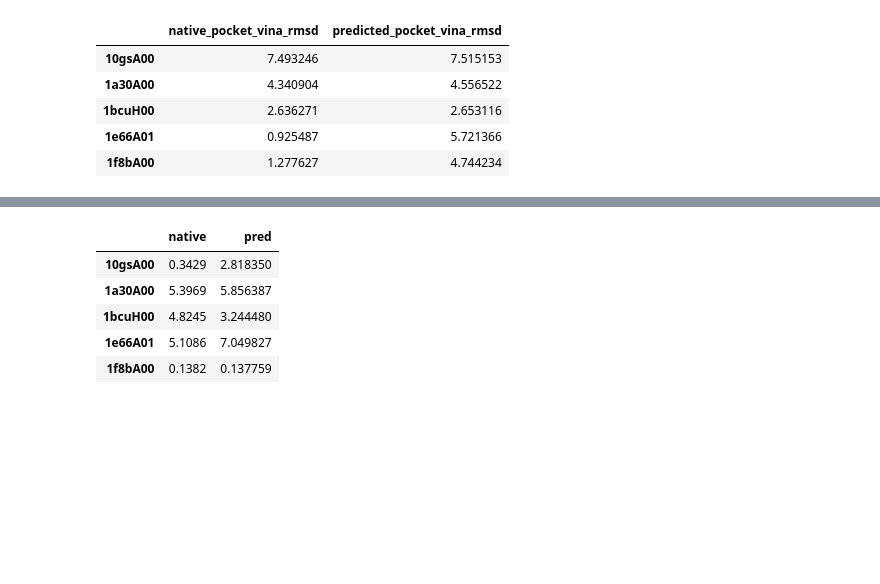
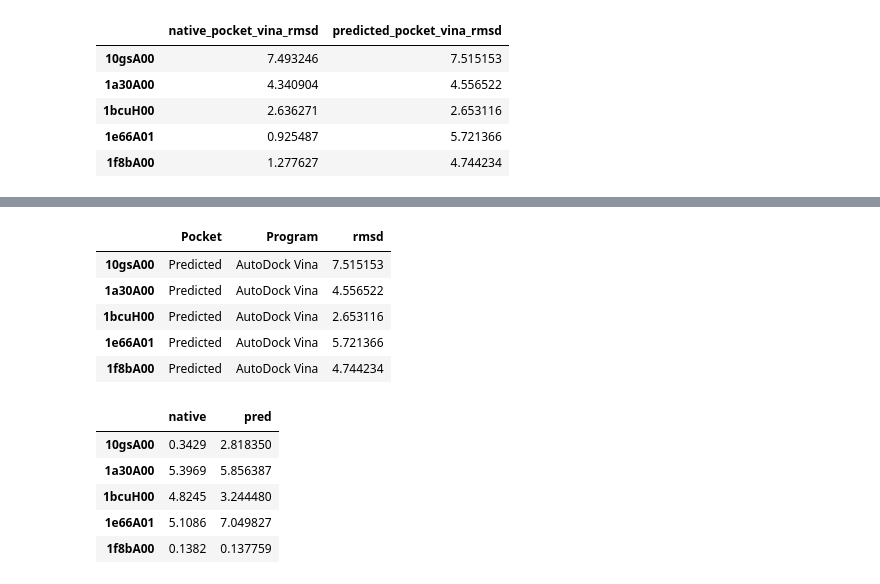
Before and after one commit to EricTing/casf-benchmark, a Jupyter notebook: casf_benchmark/analysis.ipynb, the cells around one changed output, grey strips where cells are left out. Saved outputs shown, nothing was run; the diff lists cells and outputs as text; code cells hidden in the pictures; blank space fills up the shorter version.

```diff
--- a/casf_benchmark/analysis.ipynb
+++ b/casf_benchmark/analysis.ipynb
@@ -36,3 +52,12 @@ vina_df.head()
+# %%
+predicted_pocket_vina_rmsd.head()
+# %% [output]
+|  | Pocket | Program | rmsd |
+| 10gsA00 | Predicted | AutoDock Vina | 7.515153 |
+| 1a30A00 | Predicted | AutoDock Vina | 4.556522 |
+| 1bcuH00 | Predicted | AutoDock Vina | 2.653116 |
+| 1e66A01 | Predicted | AutoDock Vina | 5.721366 |
+| 1f8bA00 | Predicted | AutoDock Vina | 4.744234 |
 # %%
 geaux_native_dat = json.loads(open("../dat/geaux_native_rmsd.json").read())
 # %%
```
Also changed, not shown: parts of 15 cells of this notebook.
